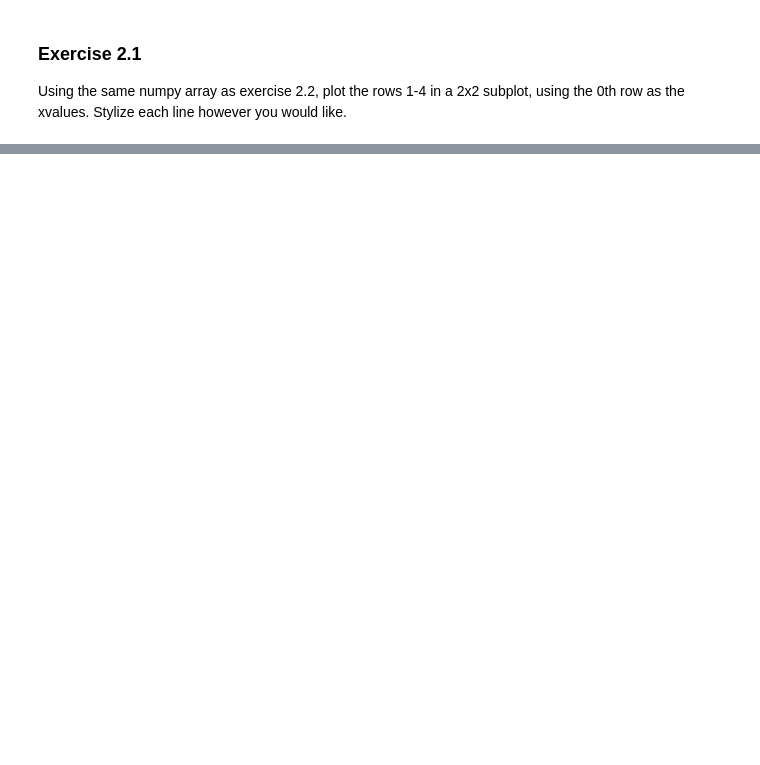
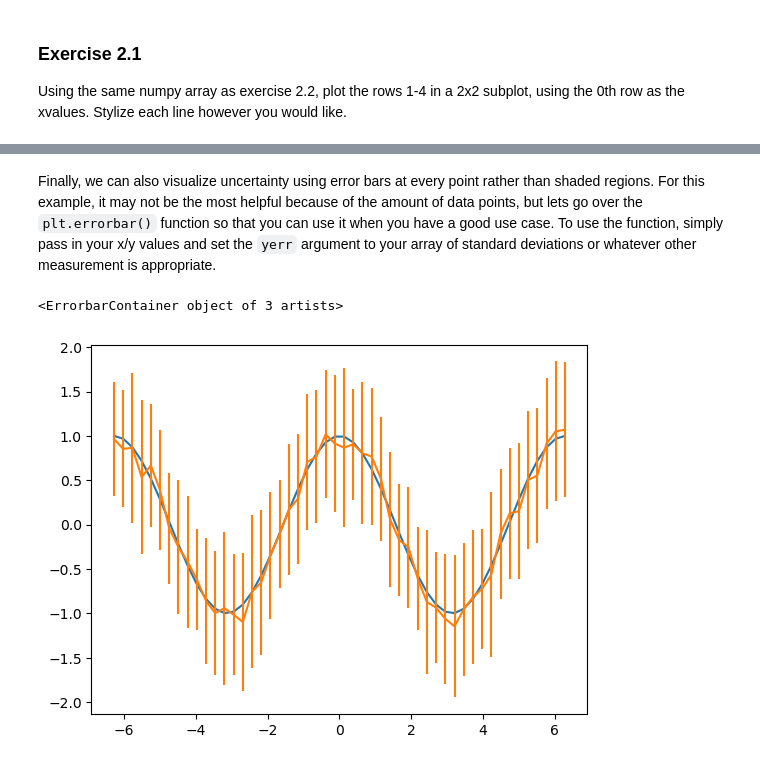
Before and after one commit to jeremyschroeter/Neuro301-Coding-Kit, a Jupyter notebook: Review-Notebooks/Python_Matplotlib_Review.ipynb, the cells around one changed output, grey strips where cells are left out. Drawn from its saved outputs; the diff is of its cells as text; code cells hidden in the pictures; blank space fills up the shorter version.

```diff
--- a/Review-Notebooks/Python_Matplotlib_Review.ipynb
+++ b/Review-Notebooks/Python_Matplotlib_Review.ipynb
@@ -226,0 +267,9 @@ Using the same numpy array as exercise 2.2, plot the rows 1-4 in a 2x2 subplot,
+# %% [markdown]
+Finally, we can also visualize uncertainty using error bars at every point rather than shaded regions. For this example, it may not be the most helpful because of the amount of data points, but lets go over the <code>plt.errorbar()</code> function so that you can use it when you have a good use case.</br>
+To use the function, simply pass in your x/y values and set the <code>yerr</code> argument to your array of standard deviations or whatever other measurement is appropriate.
+# %%
+plt.plot(x, true_data, label='ground truth data')
+plt.errorbar(x, observations.mean(0),yerr=observations.std)
+# %% [output]
+<ErrorbarContainer object of 3 artists>
+[figure, added]
```
Also changed, not shown: parts of 19 cells of this notebook, 2 other files.
